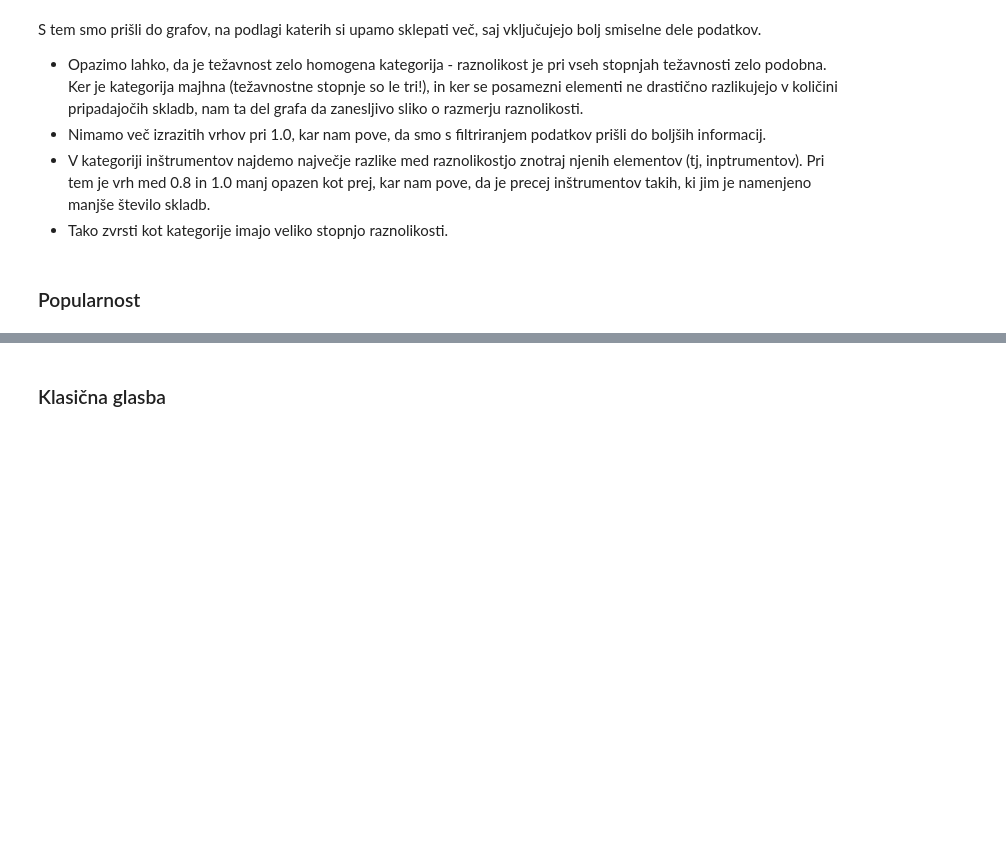
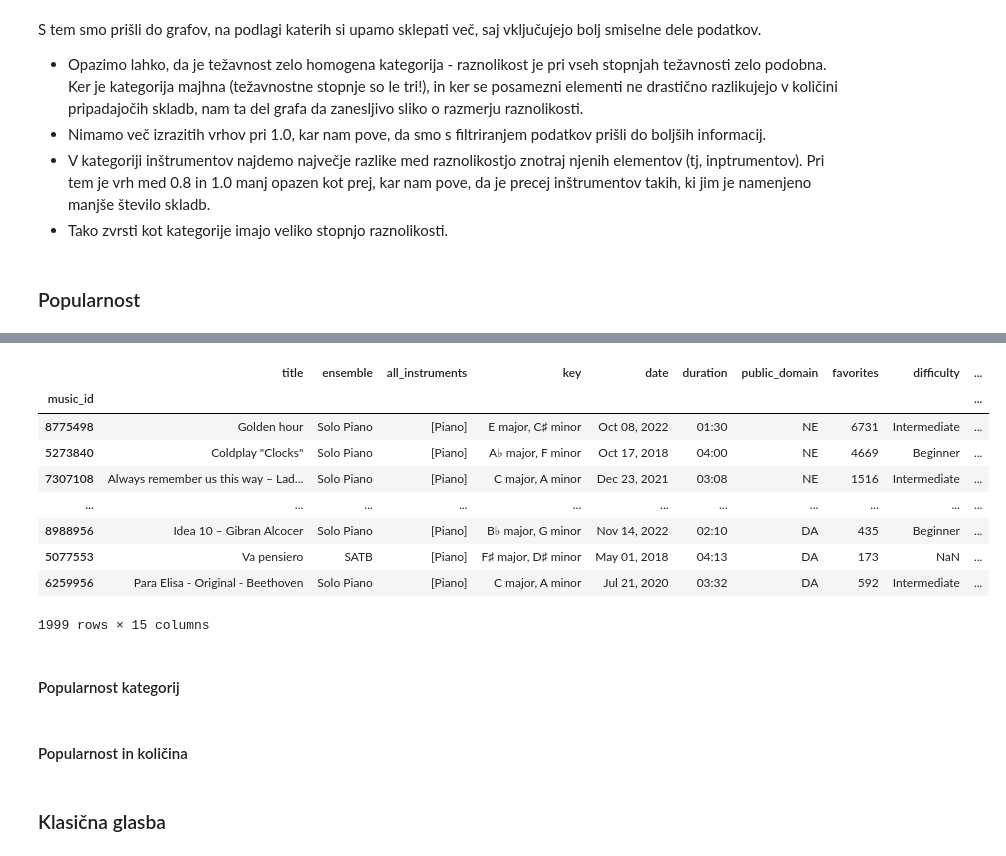
Before and after one commit to klara-stantic/Prog1-projektna, a Jupyter notebook: analiza_podatkov.ipynb, the cells around one changed output, grey strips where cells are left out. Saved outputs shown, nothing was run; the diff lists cells and outputs as text; code cells hidden in the pictures; blank space fills up the shorter version.

Commit message:
Opredelitev merila popularnosti

```diff
--- a/analiza_podatkov.ipynb
+++ b/analiza_podatkov.ipynb
@@ -524,3 +550,22 @@ S tem smo prišli do grafov, na podlagi katerih si upamo sklepati več, saj vklj
+# %%
+music_new = music.drop(columns=["votes", "rating"])
+music_new = music_new.sort_values(by="popularity_index", ascending=False)
+music_new
+# %% [output]
+|  | title | ensemble | all_instruments | key | date | duration | public_domain | favorites | difficulty | ... |
+| music_id |  |  |  |  |  |  |  |  |  | ... |
+| 8775498 | Golden hour | Solo Piano | [Piano] | E major, C♯ minor | Oct 08, 2022 | 01:30 | NE | 6731 | Intermediate | ... |
+| 5273840 | Coldplay "Clocks" | Solo Piano | [Piano] | A♭ major, F minor | Oct 17, 2018 | 04:00 | NE | 4669 | Beginner | ... |
+| 7307108 | Always remember us this way – Lad... | Solo Piano | [Piano] | C major, A minor | Dec 23, 2021 | 03:08 | NE | 1516 | Intermediate | ... |
+| ... | ... | ... | ... | ... | ... | ... | ... | ... | ... | ... |
+| 8988956 | Idea 10 – Gibran Alcocer | Solo Piano | [Piano] | B♭ major, G minor | Nov 14, 2022 | 02:10 | DA | 435 | Beginner | ... |
+| 5077553 | Va pensiero | SATB | [Piano] | F♯ major, D♯ minor | May 01, 2018 | 04:13 | DA | 173 | NaN | ... |
+| 6259956 | Para Elisa - Original - Beethoven | Solo Piano | [Piano] | C major, A minor | Jul 21, 2020 | 03:32 | DA | 592 | Intermediate | ... |
+1999 rows × 15 columns
+# %% [markdown]
+#### Popularnost kategorij
+# %% [markdown]
+#### Popularnost in količina
 # %% [markdown]
 ### Klasična glasba
 # %% [markdown]
```
Also changed, not shown: parts of 5 cells of this notebook.
